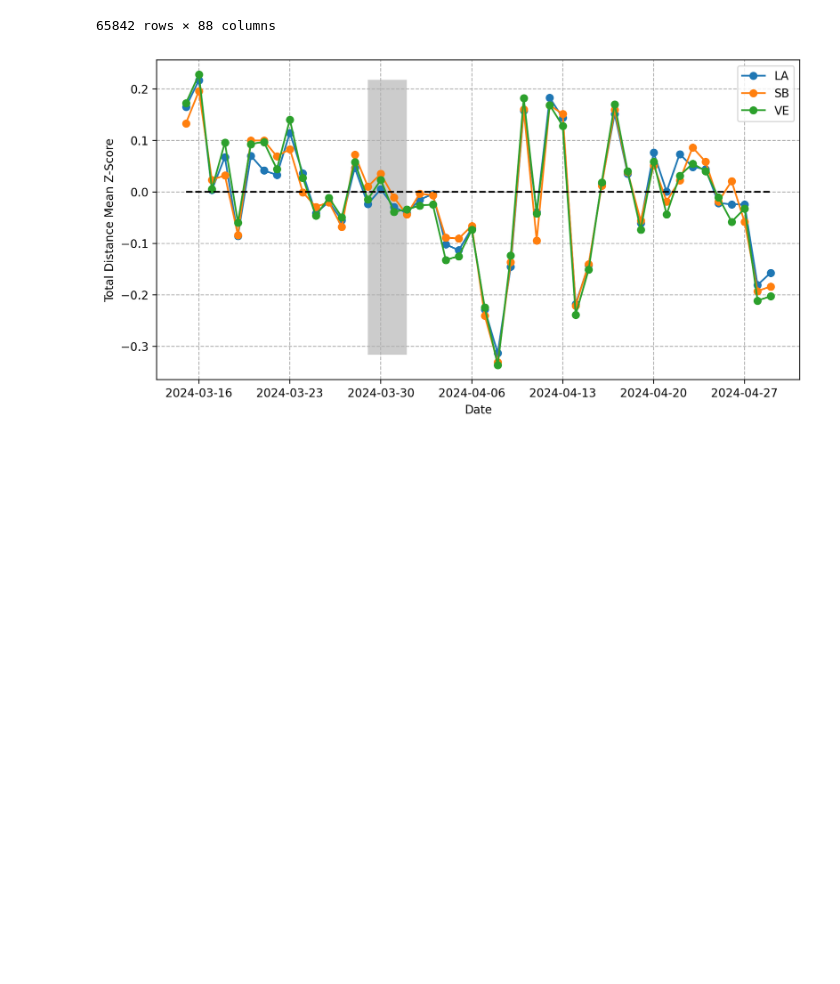
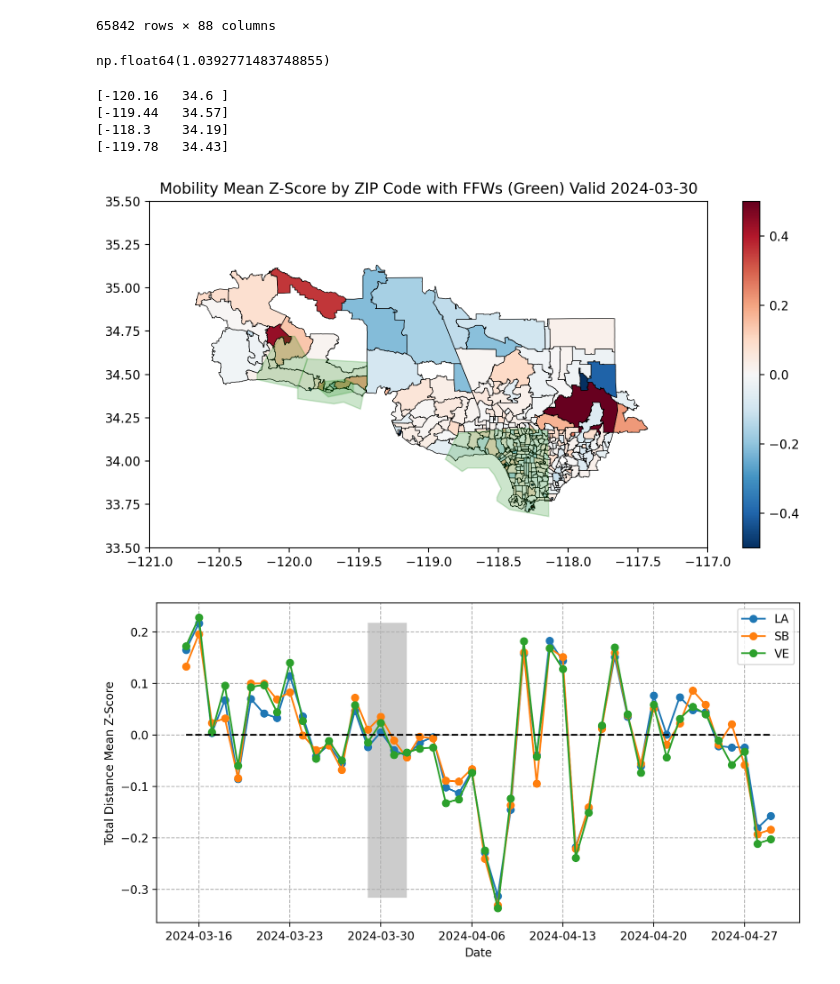
Before and after one commit to ai2es/cat-rain, a Jupyter notebook: notebooks/bootstrap_dataset_agg.ipynb, the cells around one changed output. Cells and saved outputs as stored; diff of their text form; code cells hidden in the pictures; blank space fills up the shorter version.

```diff
--- a/notebooks/bootstrap_dataset_agg.ipynb
+++ b/notebooks/bootstrap_dataset_agg.ipynb
@@ -159,6 +265,37 @@ metric_quantiles = ((df_joined[baseline_cols.tolist() + [m_col]].rank(axis=1)[m_
 daily_ar_data = pd.read_parquet(f'/glade/campaign/cisl/aiml/cat_flood/analysis_ready_data_20251121_mrms/veraset_{m_date}_PST_chunked.parquet')
 daily_ar_data = daily_ar_data.set_index("uid")
 daily_ar_data_sub = daily_ar_data.loc[user_home_meta.index]
+# %%
+zip_traces = pd.DataFrame(0.0, index=zip_counts.index, columns=z_score_base.columns)
+for zip_code in zip_counts.index:
+    zip_traces.loc[zip_code] = np.nanmean(z_score_base.loc[user_home_meta["zipcode"] == zip_code], axis=0)
+# %%
+zip_traces["distance_straight_line_2024-03-30"].max()
+# %% [output]
+np.float64(1.0392771483748855)
+# %%
+fig = plt.figure(figsize=(10, 5), dpi=200)
+cmap = plt.get_cmap("RdBu_r")
+norm = Normalize(-0.5, 0.5)
+sm = ScalarMappable(norm=norm, cmap=cmap)
+for i, zi in enumerate(zip_index):
+    coords = np.array(cal_zips["features"][zi]["geometry"]["coordinates"][0])
+    plt.fill(coords[:, 0], coords[:, 1], color=sm.to_rgba(zip_traces.iloc[i].loc["distance_straight_line_2024-03-30"]), ec='k', lw=0.5)
+plt.xlim(-121, -117)
+plt.ylim(33.5, 35.5)
+for ffw in ffws["events"]["features"]:
+    coords = np.array(ffw["geometry"]["coordinates"][0][0])
+    print(coords[0])
+    plt.fill(coords[:, 0], coords[:, 1], color='g', alpha=0.2)
+plt.colorbar(sm, ax=plt.gca())
+plt.title("Mobility Mean Z-Score by ZIP Code with FFWs (Green) Valid 2024-03-30")
+plt.savefig("zscore_zip_code.png", bbox_inches="tight", dpi=300)
+# %% [output]
+[-120.16   34.6 ]
+[-119.44   34.57]
+[-118.3    34.19]
+[-119.78   34.43]
+[figure, added]
 # %%
 dates = [x.split("_")[-1] for x in metric_cols]
 plt.figure(figsize=(10, 5), dpi=200)
```
Also changed, not shown: parts of 19 cells of this notebook, 1 other file.
